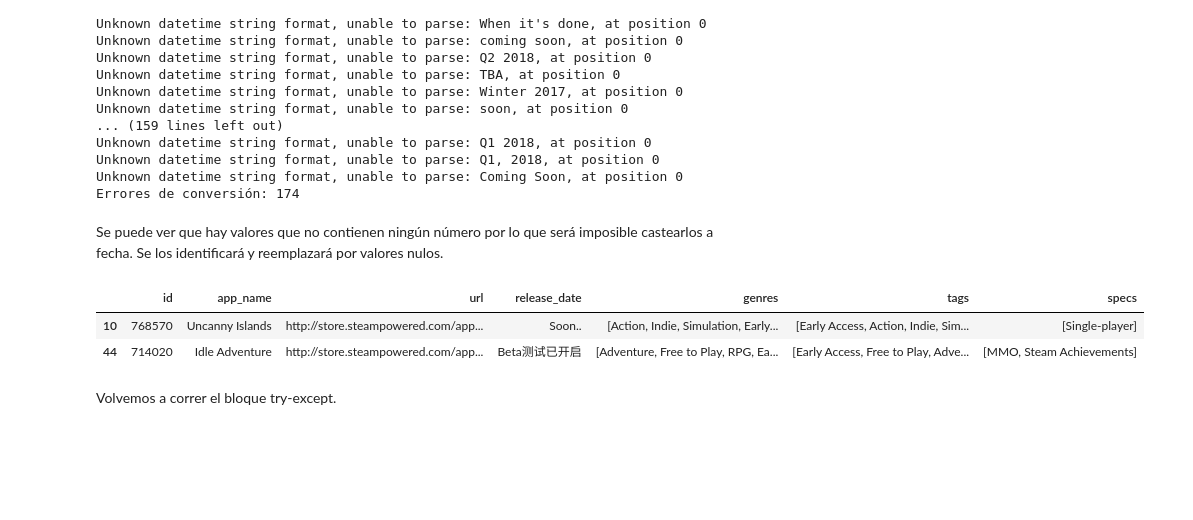
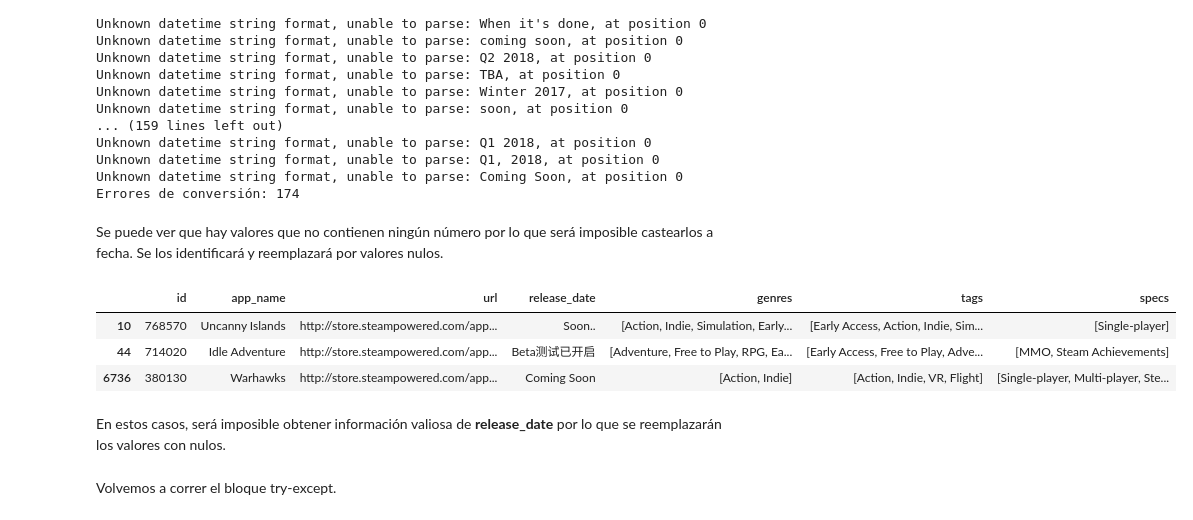
Before and after one commit to dsdrajlin/PI-MLOPs, a Jupyter notebook: ETL.ipynb, the cells around one changed output. Saved outputs shown, nothing was run; the diff lists cells and outputs as text; code cells hidden in the pictures; blank space fills up the shorter version.

```diff
--- a/ETL.ipynb
+++ b/ETL.ipynb
@@ -288,17 +312,22 @@ Se puede ver que hay valores que no contienen ningún número por lo que será i
 # %%
 # Crear máscara de campos que contengan números.
 mascara = games_df.release_date.str.contains(r'\d')
 
 # Crear máscara de campos que no contengan números.
 mascara_negada = [not valor for valor in mascara]
 
+# Encontrar registros donde release_date no contenga números.
 fechas_sin_numeros = games_df[mascara_negada]
 
-fechas_sin_numeros.head(2)
+# Visualizar los primeros resultados
+fechas_sin_numeros.head(3)
 # %% [output]
 |  | id | app_name | url | release_date | genres | tags | specs |
 | 10 | 768570 | Uncanny Islands | http://store.steampowered.com/app... | Soon.. | [Action, Indie, Simulation, Early... | [Early Access, Action, Indie, Sim... | [Single-player] |
 | 44 | 714020 | Idle Adventure | http://store.steampowered.com/app... | Beta测试已开启 | [Adventure, Free to Play, RPG, Ea... | [Early Access, Free to Play, Adve... | [MMO, Steam Achievements] |
+| 6736 | 380130 | Warhawks | http://store.steampowered.com/app... | Coming Soon | [Action, Indie] | [Action, Indie, VR, Flight] | [Single-player, Multi-player, Ste... |
+# %% [markdown]
+En estos casos, será imposible obtener información valiosa de __release_date__ por lo que se reemplazarán los valores con nulos.
 # %%
 games_df.loc[fechas_sin_numeros.index, "release_date"] = np.nan
 # %% [markdown]
```
Also changed, not shown: parts of 148 cells of this notebook, 1 other file.
